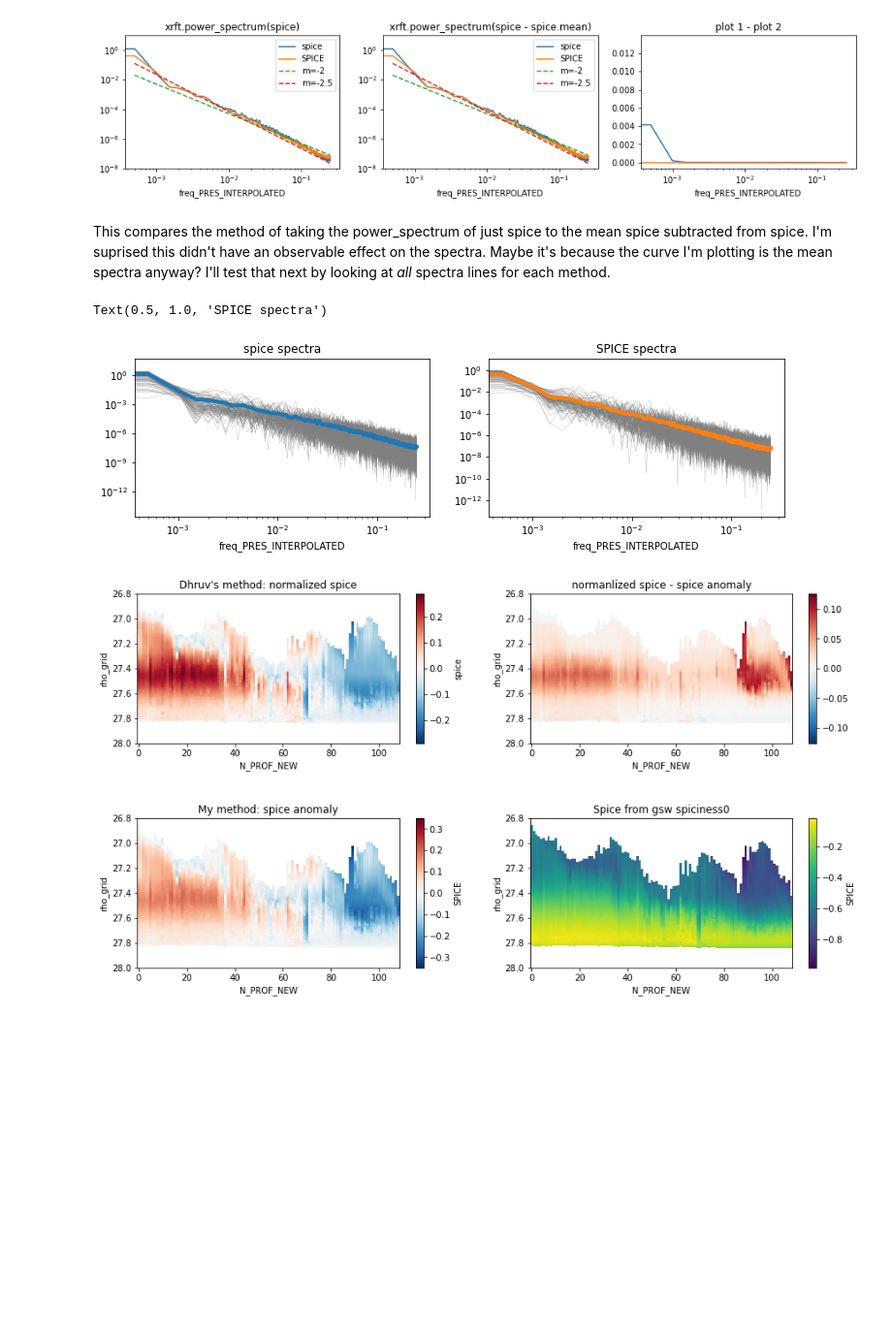
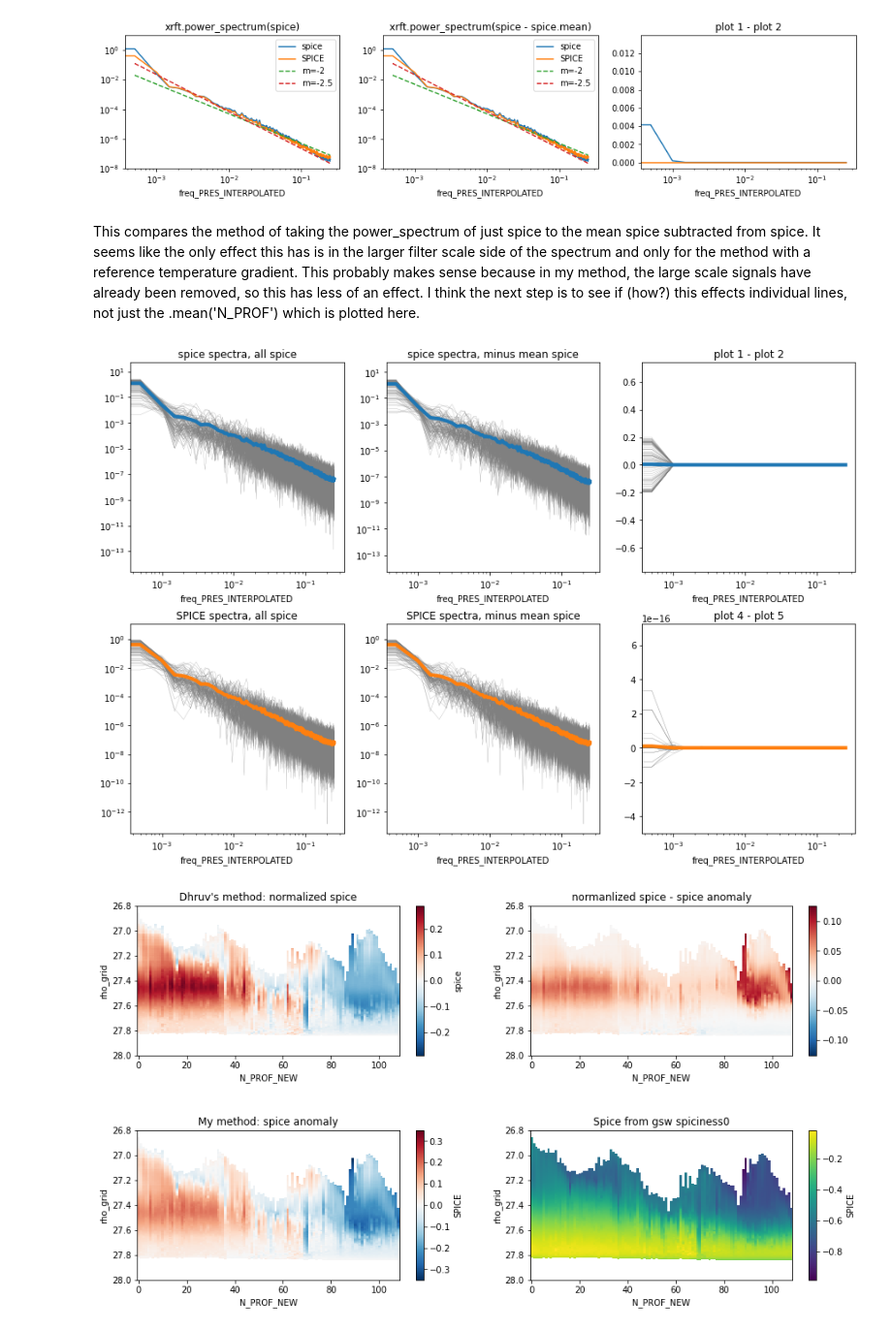
Before and after one commit to ocean-transport/argo-intern, a Jupyter notebook: methods.ipynb, the cells around one changed output. Shown at 97% size. Drawn from its saved outputs; the diff is of its cells as text; code cells hidden in the pictures; blank space fills up the shorter version.

```diff
--- a/methods.ipynb
+++ b/methods.ipynb
@@ -253,29 +253,60 @@ plt.title('plot 1 - plot 2')
 # %% [output]
 Text(0.5, 1.0, 'plot 1 - plot 2')
 [figure]
-# %% [markdown]
-This compares the method of taking the power_spectrum of just spice to the mean spice subtracted from spice. I'm suprised this didn't have an observable effect on the spectra. Maybe it's because the curve I'm plotting is the mean spectra anyway? I'll test that next by looking at _all_ spectra lines for each method.
+# %% [markdown]
+This compares the method of taking the power_spectrum of just spice to the mean spice subtracted from spice. It seems like the only effect this has is in the larger filter scale side of the spectrum and only for the method with a reference temperature gradient. This probably makes sense because in my method, the large scale signals have already been removed, so this has less of an effect. I think the next step is to see if (how?) this effects individual lines, not just the .mean('N_PROF') which is plotted here.
 # %%
-plt.figure(figsize=(12,3))
+plt.figure(figsize=(15,10))
 
-plt.subplot(1,2,1)
+plt.subplot(2,3,1)
 for n in range(0, len(spice_spec_z.N_PROF)):
     spice_spec_z.isel(N_PROF=n).plot(color='gray',linewidth=0.2)
 spice_spec_z.mean('N_PROF').plot(color='tab:blue',linewidth=4)
 plt.xscale('log')
 plt.yscale('log')
-plt.title('spice spectra')
+plt.title('spice spectra, all spice')
 
-plt.subplot(1,2,2)
+plt.subplot(2,3,2)
+for n in range(0, len(spice_spec_mean_z.N_PROF)):
+    spice_spec_mean_z.isel(N_PROF=n).plot(color='gray',linewidth=0.2)
+spice_spec_mean_z.mean('N_PROF').plot(color='tab:blue',linewidth=4)
+plt.xscale('log')
+plt.yscale('log')
+plt.title('spice spectra, minus mean spice')
+
+plt.subplot(2,3,3)
+for n in range(0, len(spice_spec_z.N_PROF)):
+    (spice_spec_z.isel(N_PROF=n) - spice_spec_mean_z.isel(N_PROF=n)).plot(color='gray',linewidth=0.2)
+(spice_spec_z - spice_spec_mean_z).mean('N_PROF').plot(color='tab:blue',linewidth=4)
+plt.xscale('log')
+plt.title('plot 1 - plot 2')
+
+plt.subplot(2,3,4)
 for i in range(0, len(SPICE_spec_z.N_PROF)):
     SPICE_spec_z.isel(N_PROF=i).plot(color='gray',linewidth=0.2)
 SPICE_spec_z.mean('N_PROF').plot(color='tab:orange',linewidth=4)
 plt.xscale('log')
 plt.yscale('log')
-plt.title('SPICE spectra')
+plt.title('SPICE spectra, all spice')
+
+plt.subplot(2,3,5)
+for i in range(0, len(SPICE_spec_mean_z.N_PROF)):
+    SPICE_spec_mean_z.isel(N_PROF=i).plot(color='gray',linewidth=0.2)
+SPICE_spec_mean_z.mean('N_PROF').plot(color='tab:orange',linewidth=4)
+plt.xscale('log')
+plt.yscale('log')
+plt.title('SPICE spectra, minus mean spice')
+
+plt.subplot(2,3,6)
+for n in range(0, len(spice_spec_z.N_PROF)):
+    (SPICE_spec_z.isel(N_PROF=n) - SPICE_spec_mean_z.isel(N_PROF=n)).plot(color='gray',linewidth=0.2)
+(SPICE_spec_z - SPICE_spec_mean_z).mean('N_PROF').plot(color='tab:orange',linewidth=4)
+plt.xscale('log')
+plt.title('plot 4 - plot 5')
+
+plt.subplots_adjust(hspace=0.25)
 # %% [output]
-Text(0.5, 1.0, 'SPICE spectra')
-[figure, old version]
+[figure, new version]
 # %%
 n=0
 mean_prof_r  = float_r.SPICE.isel(rho_grid=n).mean(skipna=True)
```
Also changed, not shown: parts of 14 cells of this notebook.
